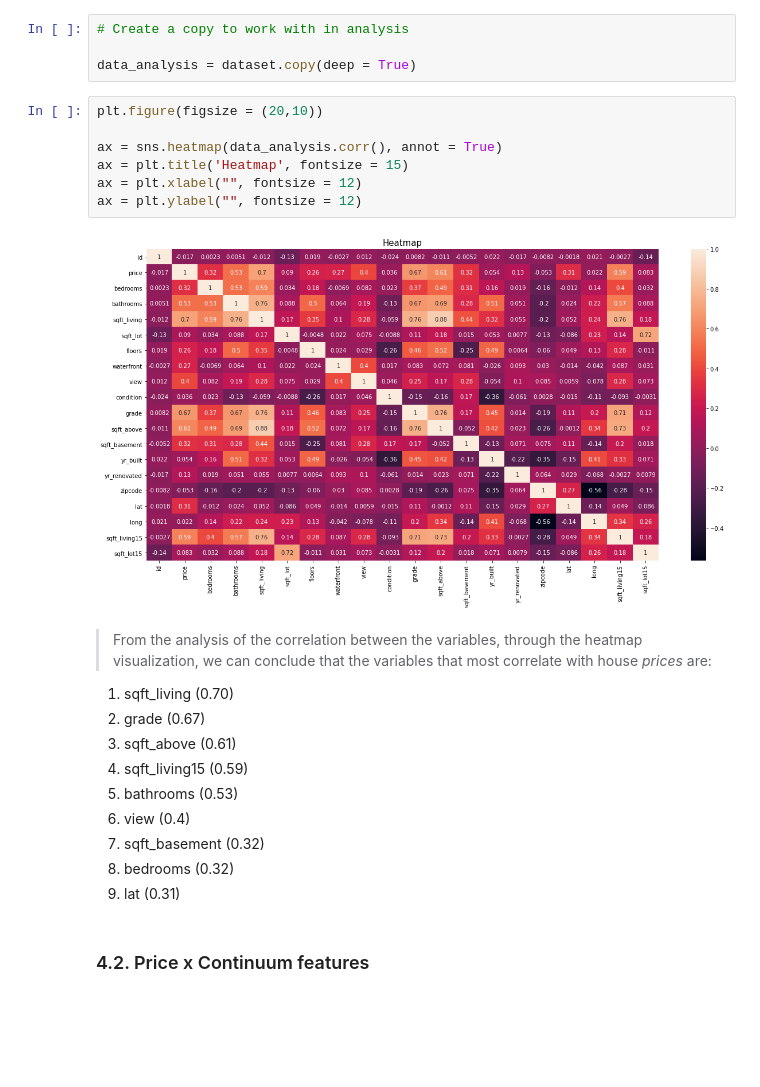
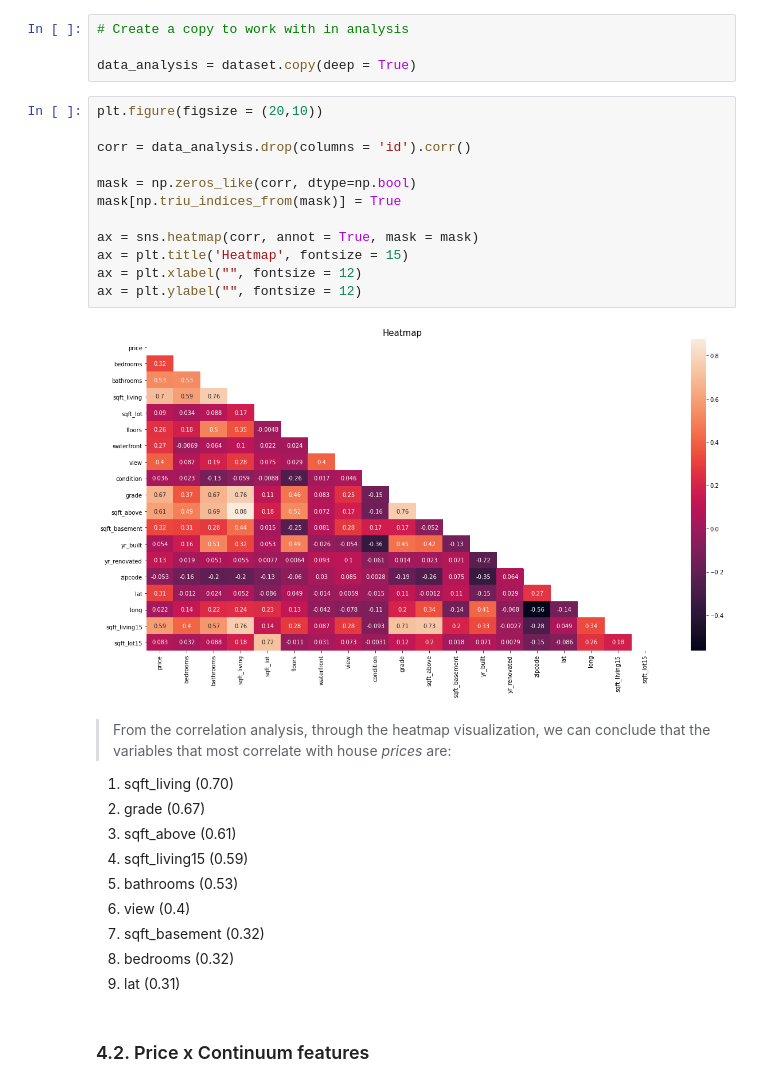
Before and after one commit to vitorlavor/Portfolio_DataScience, a Jupyter notebook: Project_HouseRocket.ipynb, the cells around one changed output. Drawn from its saved outputs; the diff is of its cells as text; blank space fills up the shorter version.

```diff
--- a/Project_HouseRocket.ipynb
+++ b/Project_HouseRocket.ipynb
@@ -346,14 +346,19 @@ data_analysis = dataset.copy(deep = True)
 # %%
 plt.figure(figsize = (20,10))
 
-ax = sns.heatmap(data_analysis.corr(), annot = True)
+corr = data_analysis.drop(columns = 'id').corr()
+
+mask = np.zeros_like(corr, dtype=np.bool)
+mask[np.triu_indices_from(mask)] = True
+
+ax = sns.heatmap(corr, annot = True, mask = mask)
 ax = plt.title('Heatmap', fontsize = 15)
 ax = plt.xlabel("", fontsize = 12)
 ax = plt.ylabel("", fontsize = 12)
 # %% [output]
-[figure, old version]
+[figure, new version]
 # %% [markdown]
->  From the analysis of the correlation between the variables, through the heatmap visualization, we can conclude that the variables that most correlate with house *prices* are:
+>  From the correlation analysis, through the heatmap visualization, we can conclude that the variables that most correlate with house *prices* are:
 
 1.   sqft_living (0.70)
 2.   grade (0.67)
```
Also changed, not shown: parts of 67 cells of this notebook.
